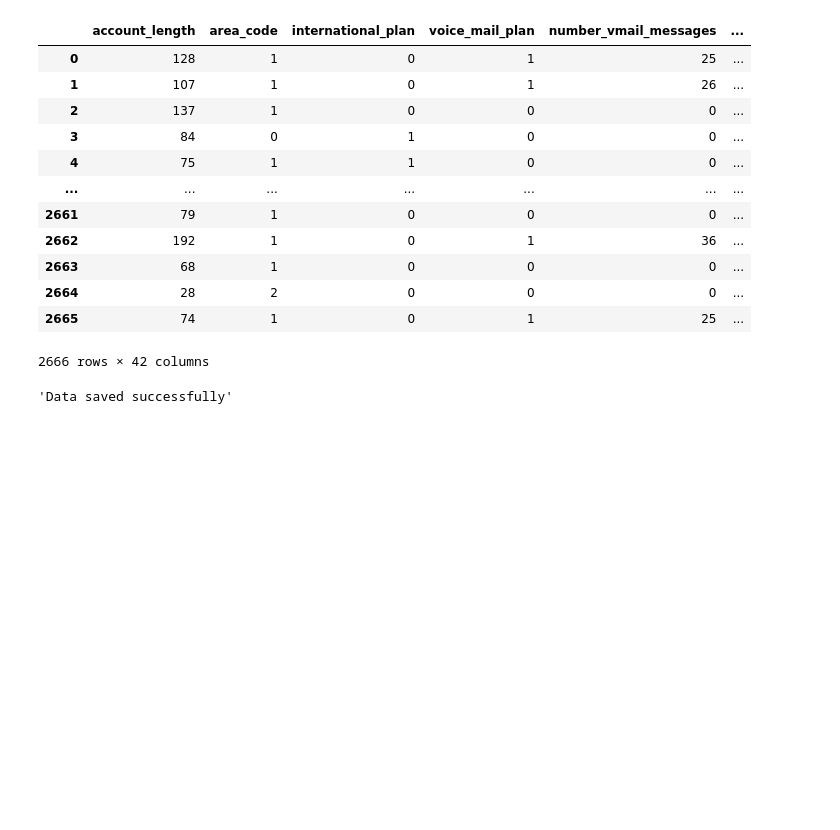
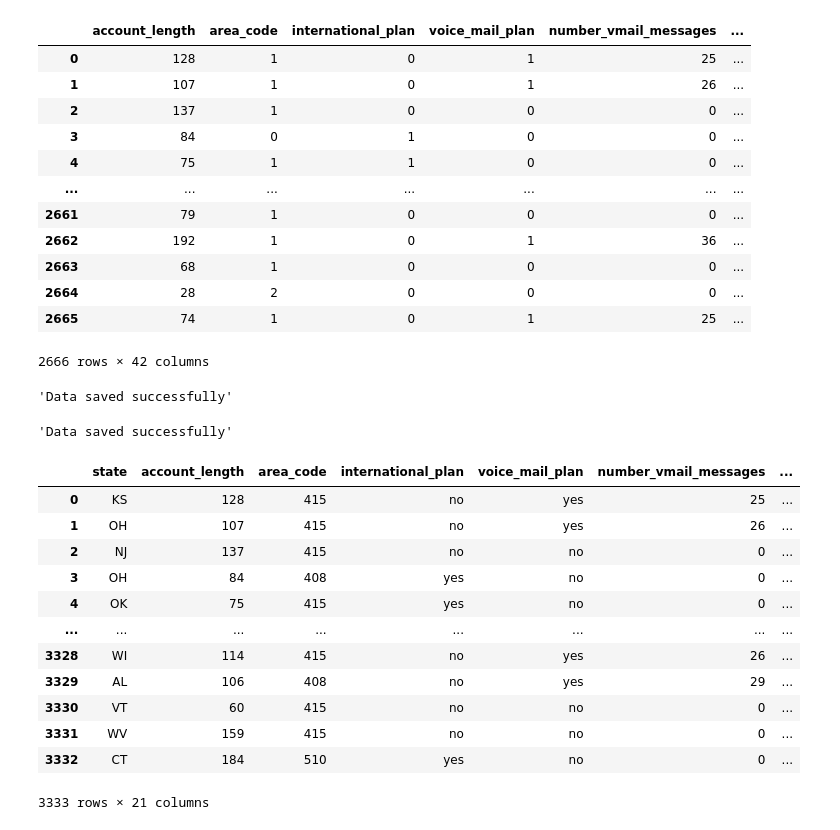
Before and after one commit to Erfan-Taherirani/Data_Science, a Jupyter notebook: Telecom Customer Intelligence & Churn Prediction/notebooks/preprocessing.ipynb, the cells around one changed output. Drawn from its saved outputs; the diff is of its cells as text; code cells hidden in the pictures; blank space fills up the shorter version.

```diff
--- a/Telecom Customer Intelligence & Churn Prediction/notebooks/preprocessing.ipynb
+++ b/Telecom Customer Intelligence & Churn Prediction/notebooks/preprocessing.ipynb
@@ -55,3 +55,24 @@ save_test_processed_data()
 save_complete_data()
 # %% [output]
 'Data saved successfully'
+# %%
+save_complete_data()
+# %% [output]
+'Data saved successfully'
+# %%
+df = pd.read_csv("../data/processed/complete_data.csv")
+df
+# %% [output]
+|  | state | account_length | area_code | international_plan | voice_mail_plan | number_vmail_messages | ... |
+| 0 | KS | 128 | 415 | no | yes | 25 | ... |
+| 1 | OH | 107 | 415 | no | yes | 26 | ... |
+| 2 | NJ | 137 | 415 | no | no | 0 | ... |
+| 3 | OH | 84 | 408 | yes | no | 0 | ... |
+| 4 | OK | 75 | 415 | yes | no | 0 | ... |
+| ... | ... | ... | ... | ... | ... | ... | ... |
+| 3328 | WI | 114 | 415 | no | yes | 26 | ... |
+| 3329 | AL | 106 | 408 | no | yes | 29 | ... |
+| 3330 | VT | 60 | 415 | no | no | 0 | ... |
+| 3331 | WV | 159 | 415 | no | no | 0 | ... |
+| 3332 | CT | 184 | 510 | yes | no | 0 | ... |
+3333 rows × 21 columns
```
Also changed, not shown: 32 other files.
